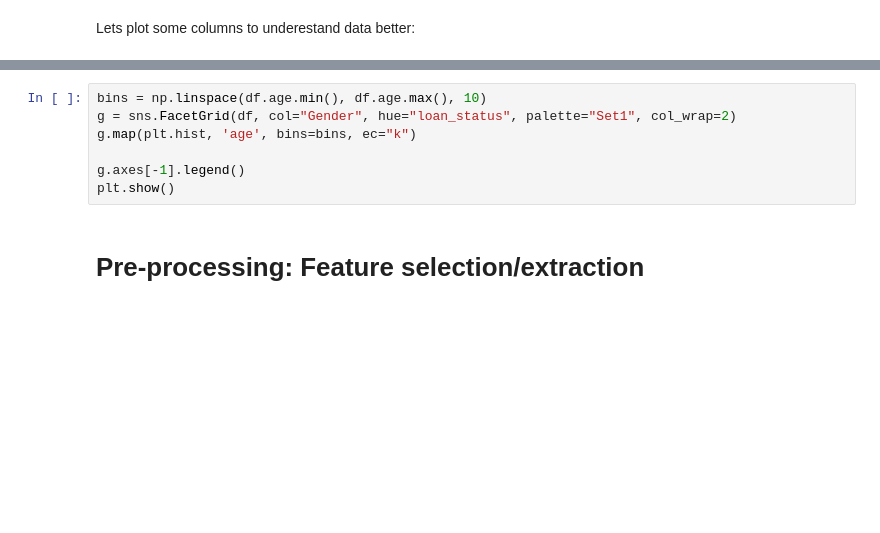
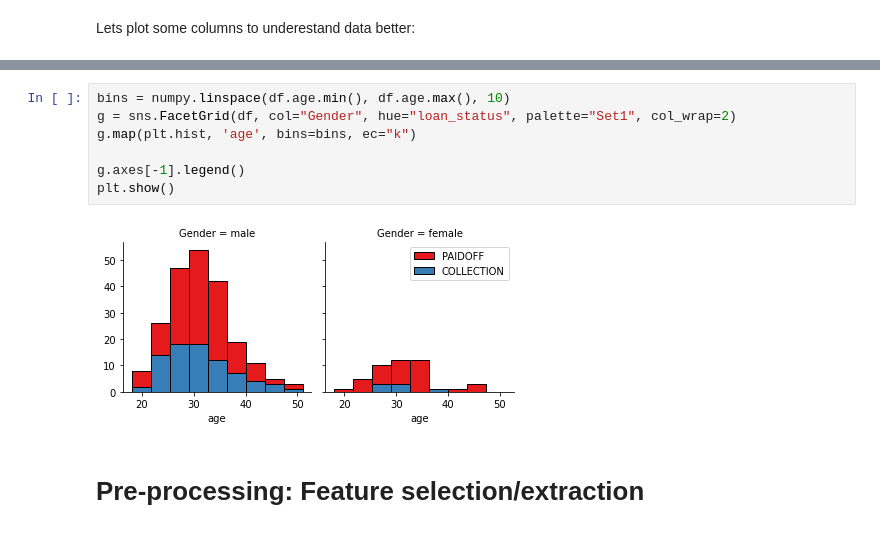
Before and after one commit to joelmarkanderson/coursera-machine-learning-with-python-capstone-project, a Jupyter notebook: ML0101EN-Proj-Loan-py-v1.ipynb, the cells around one changed output, grey strips where cells are left out. Cells and saved outputs as stored; diff of their text form; blank space fills up the shorter version.

```diff
--- a/ML0101EN-Proj-Loan-py-v1.ipynb
+++ b/ML0101EN-Proj-Loan-py-v1.ipynb
@@ -112,10 +126,12 @@ plt.show()
 # %%
-bins = np.linspace(df.age.min(), df.age.max(), 10)
+bins = numpy.linspace(df.age.min(), df.age.max(), 10)
 g = sns.FacetGrid(df, col="Gender", hue="loan_status", palette="Set1", col_wrap=2)
 g.map(plt.hist, 'age', bins=bins, ec="k")
 
 g.axes[-1].legend()
 plt.show()
+# %% [output]
+[figure, added]
 # %% [markdown]
 # Pre-processing:  Feature selection/extraction
 # %% [markdown]
```
Also changed, not shown: parts of 26 cells of this notebook.
